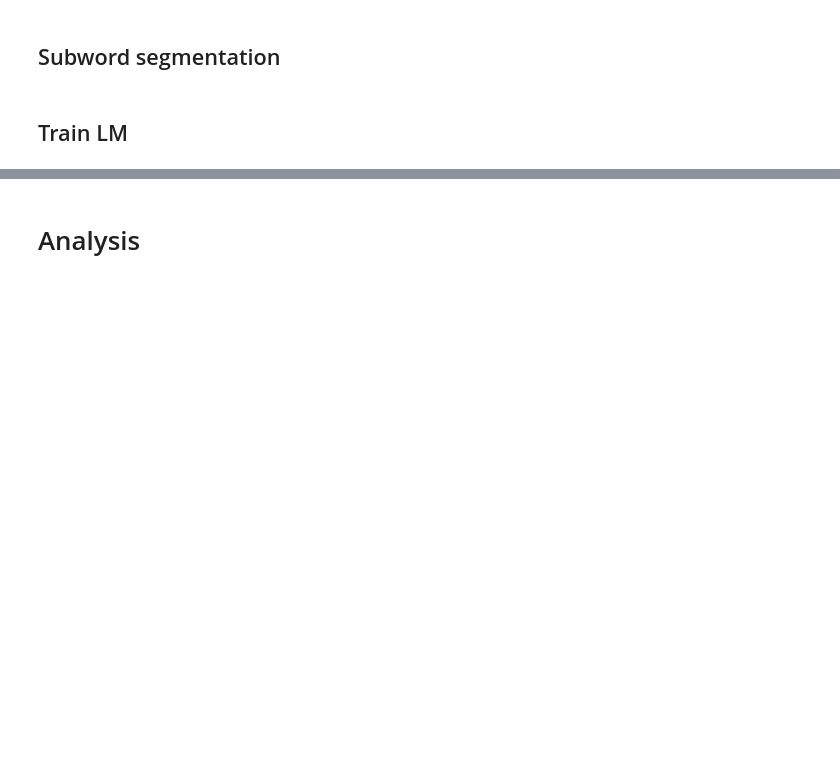
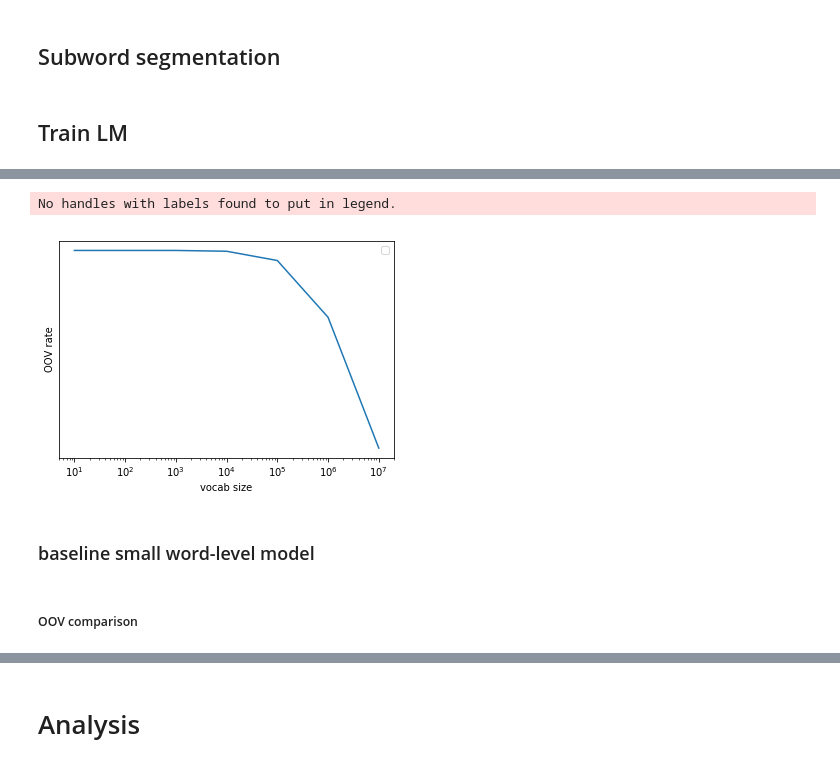
Before and after one commit to pmarkovic/lang_modeling, a Jupyter notebook: project_notebook.ipynb, the cells around one changed output, grey strips where cells are left out. Drawn from its saved outputs; the diff is of its cells as text; code cells hidden in the pictures; blank space fills up the shorter version.

```diff
--- a/project_notebook.ipynb
+++ b/project_notebook.ipynb
@@ -236,0 +241,12 @@ plot_oov_rates(oov_rates)
+# %%
+dir_path="data/generated/hd150_cl50_3_bng_tr_chr_50/"
+oov_rates = {}
+for i in range(1,8):
+    file=10**i
+    print(file)
+    if str(file)+"_desegmented.txt" not in os.listdir(dir_path):
+        sentpiece.desegmentation(dir_path+str(file)+".txt", "bng_train_50")
+
+    add_vocab = ov.get_vocab(dir_path+str(file)+"_desegmented.txt")
+    oov_rates[file] = ov.compute_oov_rate(ov.augment_vocab(train_vocab, add_vocab), test_vocab)
+print(oov_rates)
@@ -236,0 +262,7 @@ plot_oov_rates(oov_rates)
+# %%
+ov.plot_oov_rates(oov_rates)
+# %% [output]
+No handles with labels found to put in legend.
+[figure, added]
+# %% [markdown]
+### baseline small word-level model
@@ -236,0 +280,2 @@ plot_oov_rates(oov_rates)
+# %% [markdown]
+##### OOV comparison
```
Also changed, not shown: parts of 50 cells of this notebook, 2 other files.
